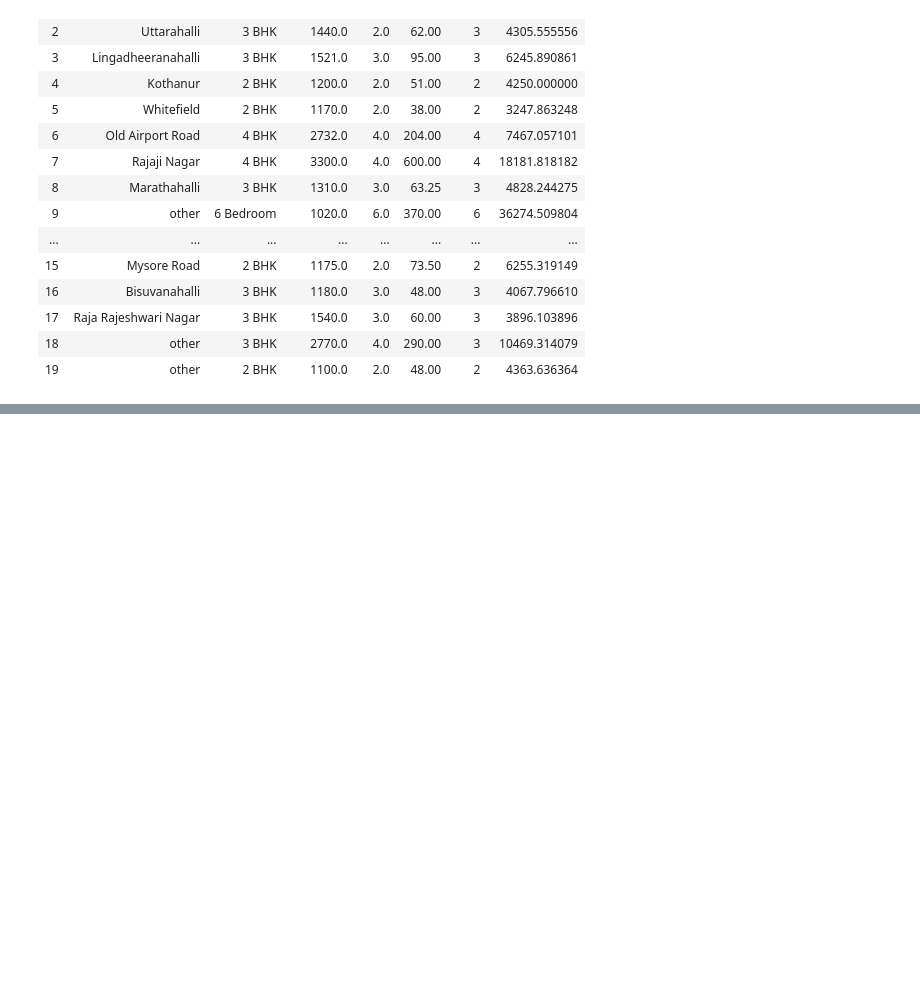
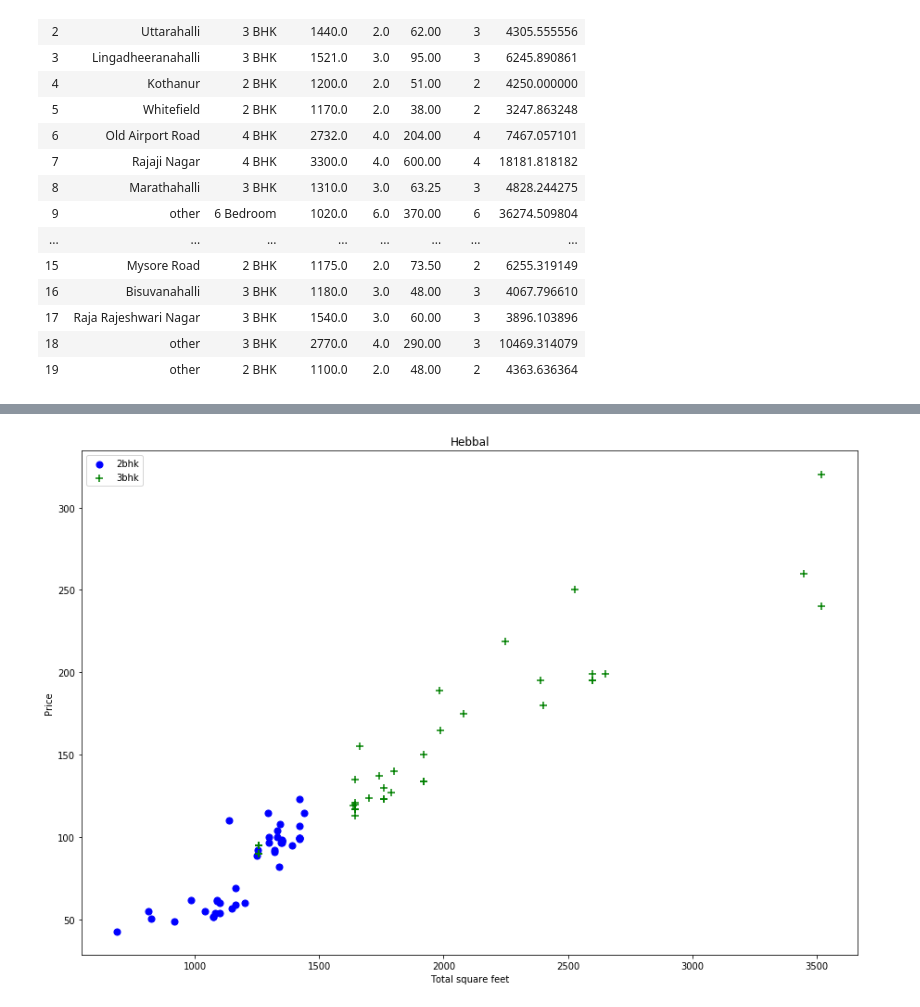
Before and after one commit to Udbhavkush/Bengaluru-House-Prediction, a Jupyter notebook: House Prediction Bengaluru.ipynb, the cells around one changed output, grey strips where cells are left out. Drawn from its saved outputs; the diff is of its cells as text; code cells hidden in the pictures; blank space fills up the shorter version.

```diff
--- a/House Prediction Bengaluru.ipynb
+++ b/House Prediction Bengaluru.ipynb
@@ -226,0 +333,4 @@ df5.head(20)
+# %%
+plot_scatter_chart(df8, "Hebbal")
+# %% [output]
+[figure, added]
```
Also changed, not shown: parts of 18 cells of this notebook.
